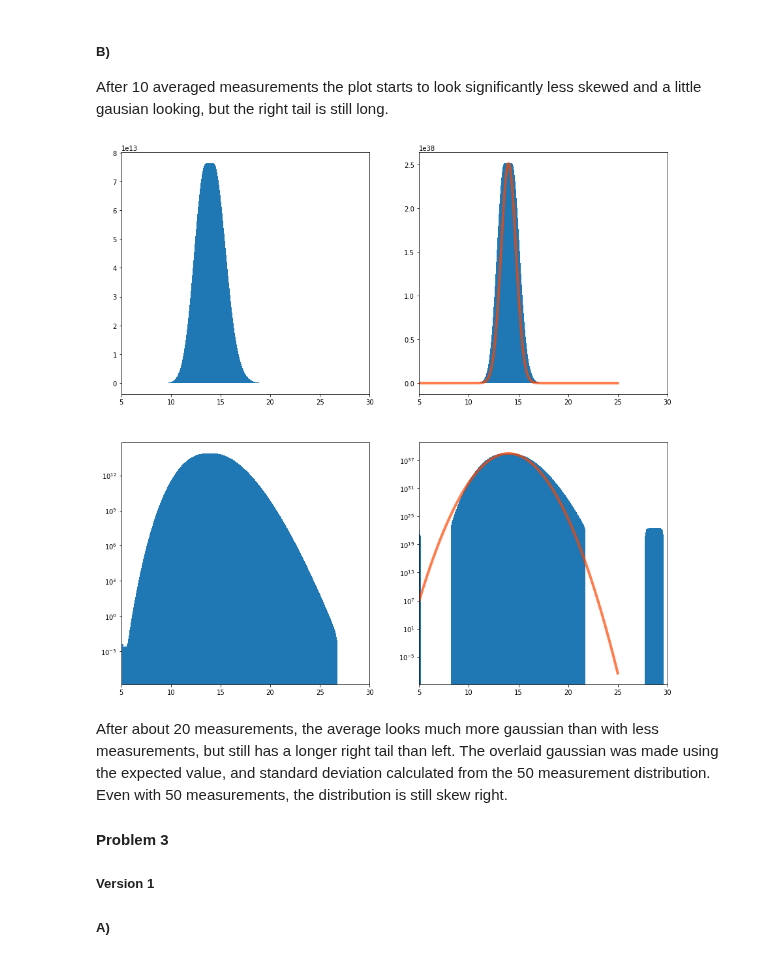
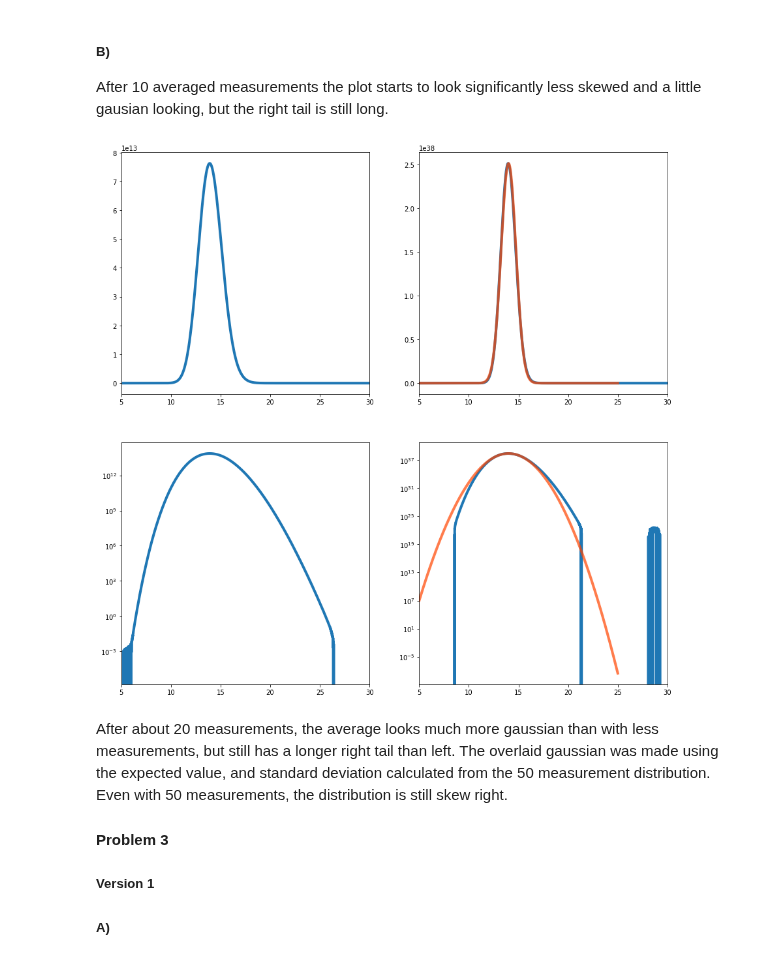
Before and after one commit to jeff-abe/PHYS434, a Jupyter notebook: Lab2.ipynb, the cells around one changed output. Saved outputs shown, nothing was run; the diff lists cells and outputs as text; code cells hidden in the pictures.

```diff
--- a/Lab2.ipynb
+++ b/Lab2.ipynb
@@ -167,21 +167,21 @@ pg = pg * max(p5)/max(pg)
 # %%
 #Plotting
 fig, ((ax1,ax2),(ax3,ax4)) = plt.subplots(2,2)
-ax1.bar(x4,p4)
-ax2.bar(x5,p5)
+ax1.plot(x4,p4,linewidth = 4)
+ax2.plot(x5,p5,linewidth = 4)
 ax2.plot(x1,pg, alpha = 0.7, linewidth = 4, color = 'orangered')
-ax3.bar(x4,p4)
-ax4.bar(x5,p5)
+ax3.plot(x4,p4,linewidth = 4)
+ax4.plot(x5,p5,linewidth = 4)
 ax4.plot(x1,pg, alpha = 0.7, linewidth = 4,color = 'orangered')
 ax3.set_yscale('log')
 ax4.set_yscale('log')
 ax1.set_xlim([5,30])
 ax2.set_xlim([5,30])
 ax3.set_xlim([5,30])
 ax4.set_xlim([5,30])
 plt.show()
 # %% [output]
-[figure, old version]
+[figure, new version]
 # %% [markdown]
 After about 20 measurements, the average looks much more gaussian than with less measurements, but still has a longer right tail than left. The overlaid gaussian was made using the expected value, and standard deviation calculated from the 50 measurement distribution. Even with 50 measurements, the distribution is still skew right.
 #### Problem 3
```
Also changed, not shown: parts of 11 cells of this notebook.
